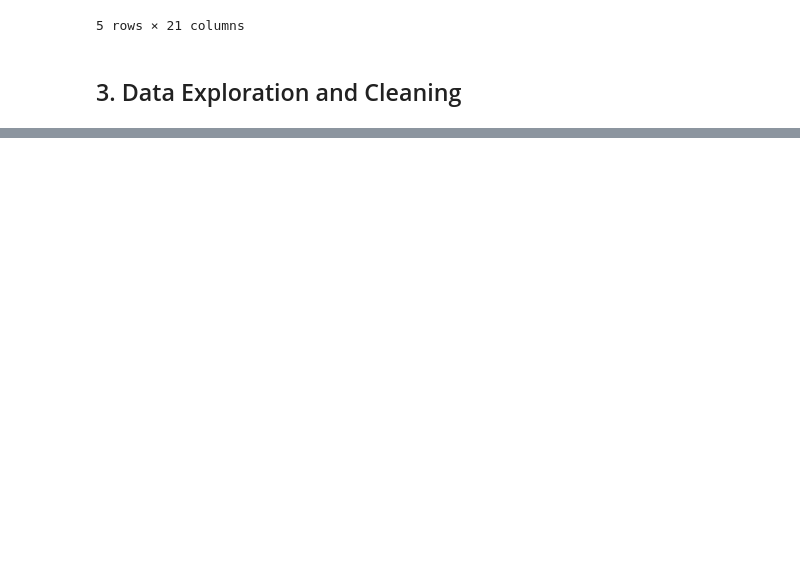
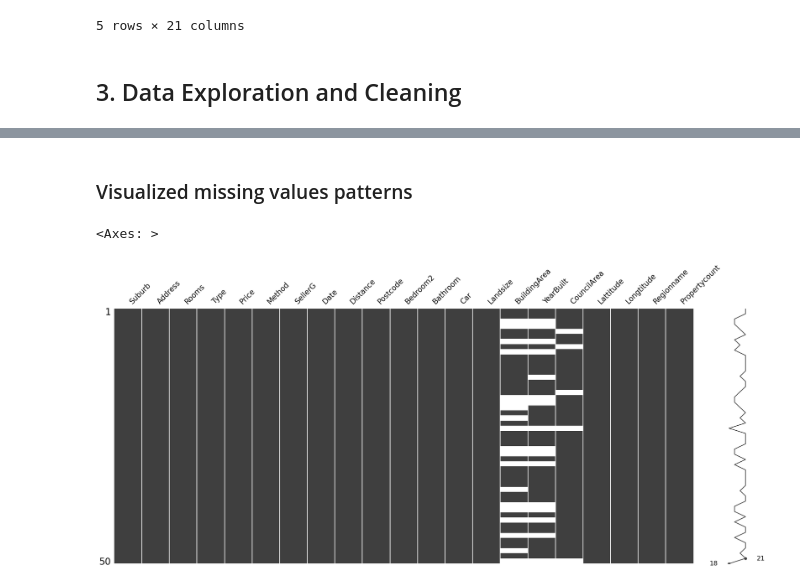
Before and after one commit to marcndo/ml_foundation, a Jupyter notebook: EDA/Melbourne_data_analysis.ipynb, the cells around one changed output, grey strips where cells are left out. Drawn from its saved outputs; the diff is of its cells as text; code cells hidden in the pictures; blank space fills up the shorter version.

```diff
--- a/EDA/Melbourne_data_analysis.ipynb
+++ b/EDA/Melbourne_data_analysis.ipynb
@@ -78,0 +132,7 @@ The 'data.info()' reviews the following:
+# %% [markdown]
+### Visualized missing values patterns
+# %%
+msno.matrix(data.sample(50))
+# %% [output]
+<Axes: >
+[figure, added]
```
Also changed, not shown: parts of 18 cells of this notebook.
